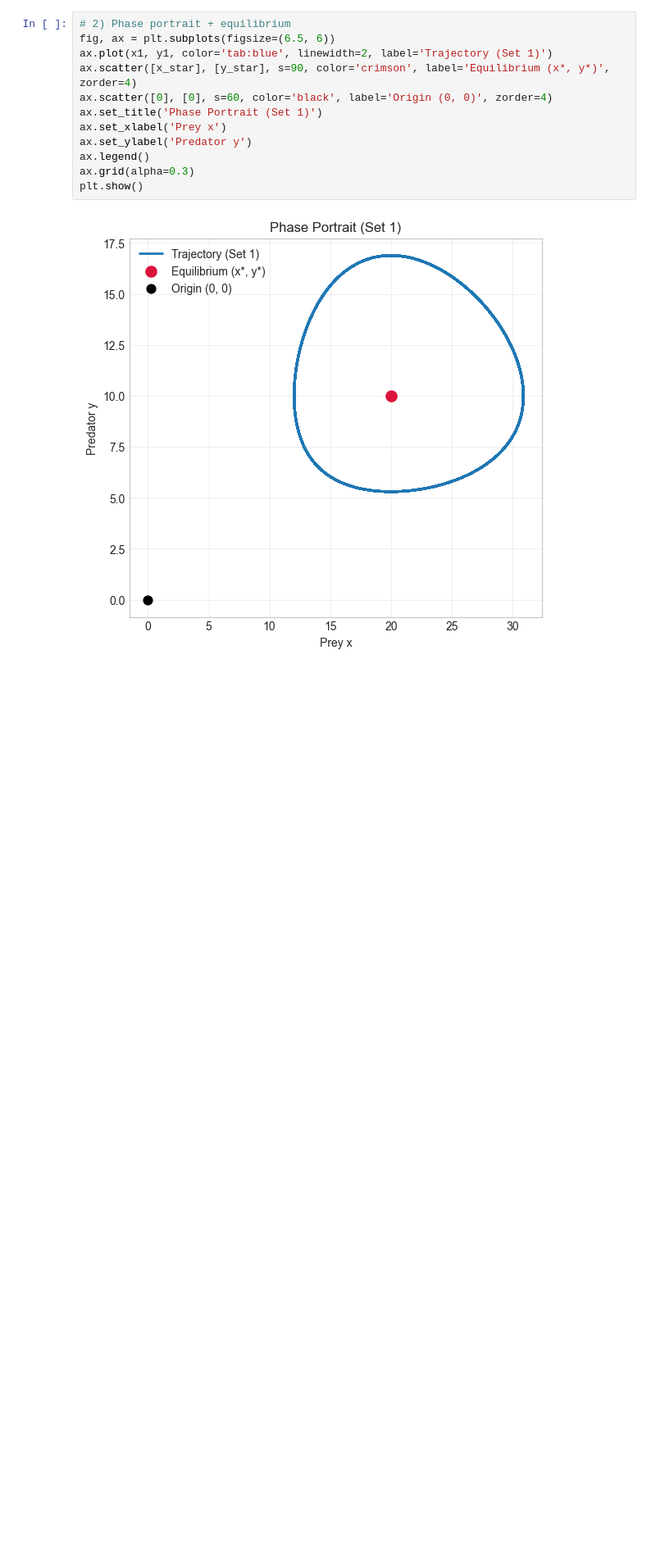
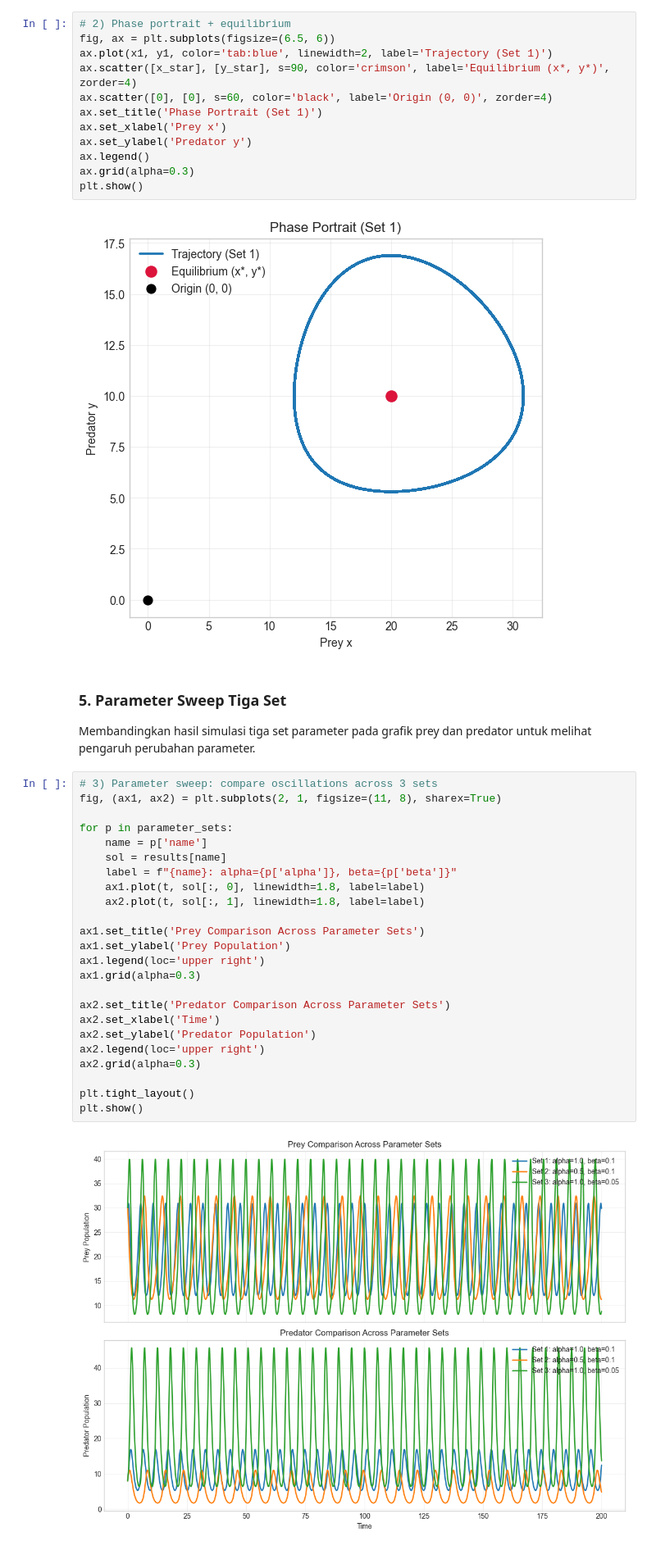
Before and after one commit to kuchikamizake05/LotkaVolterra, a Jupyter notebook: Lab_Week9_Lotka_Volterra.ipynb, the cells around one changed output. Shown at 82% size. Saved outputs shown, nothing was run; the diff lists cells and outputs as text; blank space fills up the shorter version.

Commit message:
Finalize parameter sweep analysis and documentation

```diff
--- a/Lab_Week9_Lotka_Volterra.ipynb
+++ b/Lab_Week9_Lotka_Volterra.ipynb
@@ -139,3 +139,32 @@ ax.grid(alpha=0.3)
 plt.show()
 # %% [output]
 [figure]
+# %% [markdown]
+### 5. Parameter Sweep Tiga Set
+Membandingkan hasil simulasi tiga set parameter pada grafik prey dan predator untuk melihat pengaruh perubahan parameter.
+# %%
+# 3) Parameter sweep: compare oscillations across 3 sets
+fig, (ax1, ax2) = plt.subplots(2, 1, figsize=(11, 8), sharex=True)
+
+for p in parameter_sets:
+    name = p['name']
+    sol = results[name]
+    label = f"{name}: alpha={p['alpha']}, beta={p['beta']}"
+    ax1.plot(t, sol[:, 0], linewidth=1.8, label=label)
+    ax2.plot(t, sol[:, 1], linewidth=1.8, label=label)
+
+ax1.set_title('Prey Comparison Across Parameter Sets')
+ax1.set_ylabel('Prey Population')
+ax1.legend(loc='upper right')
+ax1.grid(alpha=0.3)
+
+ax2.set_title('Predator Comparison Across Parameter Sets')
+ax2.set_xlabel('Time')
+ax2.set_ylabel('Predator Population')
+ax2.legend(loc='upper right')
+ax2.grid(alpha=0.3)
+
+plt.tight_layout()
+plt.show()
+# %% [output]
+[figure, added]
```
Also changed, not shown: parts of 6 cells of this notebook.
